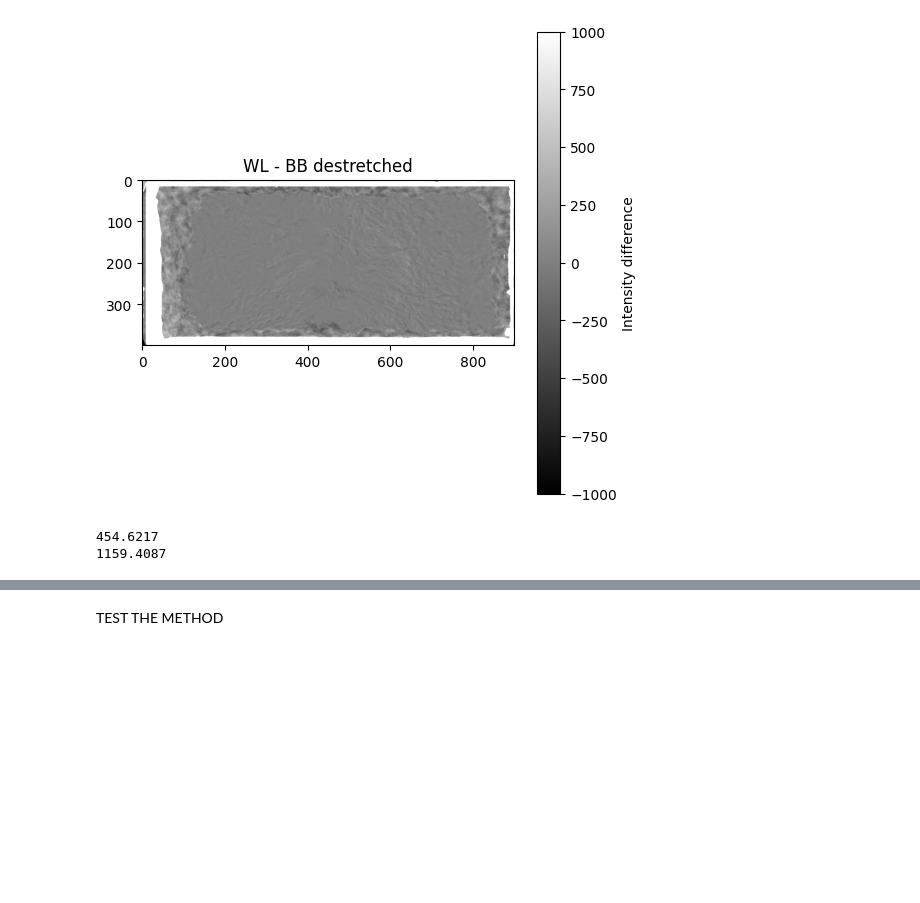
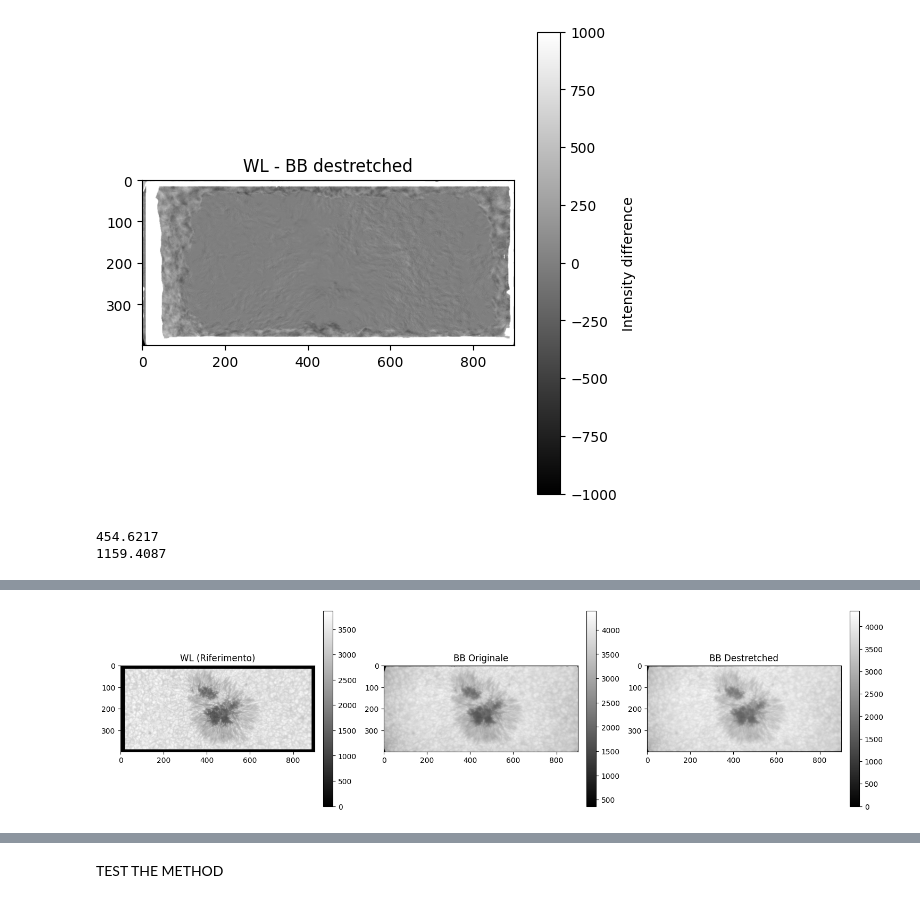
Before and after one commit to FabianaFerrente/ibis_pipeline, a Jupyter notebook: dest_ibis.ipynb, the cells around one changed output, grey strips where cells are left out. Cells and saved outputs as stored; diff of their text form; code cells hidden in the pictures; blank space fills up the shorter version.

```diff
--- a/dest_ibis.ipynb
+++ b/dest_ibis.ipynb
@@ -194,0 +261,74 @@ print(np.std(subtracted_image))
+# %%
+import cv2
+import numpy as np
+import matplotlib.pyplot as plt
+from astropy.io import fits
+
+def to_8bit(image):
+    """Normalizza un'immagine in float e la converte in 8-bit uint8"""
+    img_min, img_max = np.nanmin(image), np.nanmax(image)
+    if img_max > img_min:
+        norm_img = (image - img_min) / (img_max - img_min)
+    else:
+        norm_img = np.zeros_like(image)
+    return (norm_img * 255).astype(np.uint8)
+
+# Carica le immagini dal FITS
+with fits.open('/content/drive/MyDrive/dest_IBIS/ref_WL.fits') as hdul:
+    wl = hdul[0].data.astype(np.float32)
+    wl_crop = wl[300:700, 50:950]
+
+with fits.open('/content/drive/MyDrive/dest_IBIS/8542_20150518_163819_BB_SO_s000.fits') as hdul:
+    bb_cube = hdul[0].data.astype(np.float32)
+    bb = bb_cube[0, 300:700, 50:950]
+
+# Pre-elaborazione per migliorare il contrasto
+wl_8bit = to_8bit(wl_crop)
+bb_8bit = to_8bit(bb)
+
+clahe = cv2.createCLAHE(clipLimit=2.0, tileGridSize=(8,8))
+wl_enhanced = clahe.apply(wl_8bit)
+bb_enhanced = clahe.apply(bb_8bit)
+
+# Identificazione e corrispondenza dei punti chiave (Feature Matching)
+orb = cv2.ORB_create(nfeatures=5000)
+kp1, des1 = orb.detectAndCompute(wl_enhanced, None)
+kp2, des2 = orb.detectAndCompute(bb_enhanced, None)
+
+bf = cv2.BFMatcher(cv2.NORM_HAMMING, crossCheck=True)
+matches = bf.match(des1, des2)
+matches = sorted(matches, key=lambda x: x.distance)
+
+# Estrazione dei punti corrispondenti
+src_pts = np.float32([kp1[m.queryIdx].pt for m in matches]).reshape(-1, 1, 2)
+dst_pts = np.float32([kp2[m.trainIdx].pt for m in matches]).reshape(-1, 1, 2)
+
+# Stima dell'omografia
+M, mask = cv2.findHomography(dst_pts, src_pts, cv2.RANSAC, 5.0)
+
+# Applica la correzione
+h, w = wl_crop.shape
+bb_corrected = cv2.warpPerspective(bb, M, (w, h))
+
+# Visualizza il confronto
+plt.figure(figsize=(15, 5))
+
+plt.subplot(1, 3, 1)
+plt.title("WL (Riferimento)")
+im1 = plt.imshow(wl_crop, cmap='gray')
+plt.colorbar(im1, fraction=0.046, pad=0.04)
+
+plt.subplot(1, 3, 2)
+plt.title("BB Originale")
+im2 = plt.imshow(bb, cmap='gray')
+plt.colorbar(im2, fraction=0.046, pad=0.04)
+
+plt.subplot(1, 3, 3)
+plt.title("BB Destretched")
+im3 = plt.imshow(bb_corrected, cmap='gray')
+plt.colorbar(im3, fraction=0.046, pad=0.04)
+
+plt.tight_layout()
+plt.show()
+# %% [output]
+[figure, added]
```
Also changed, not shown: parts of 3 cells of this notebook.
